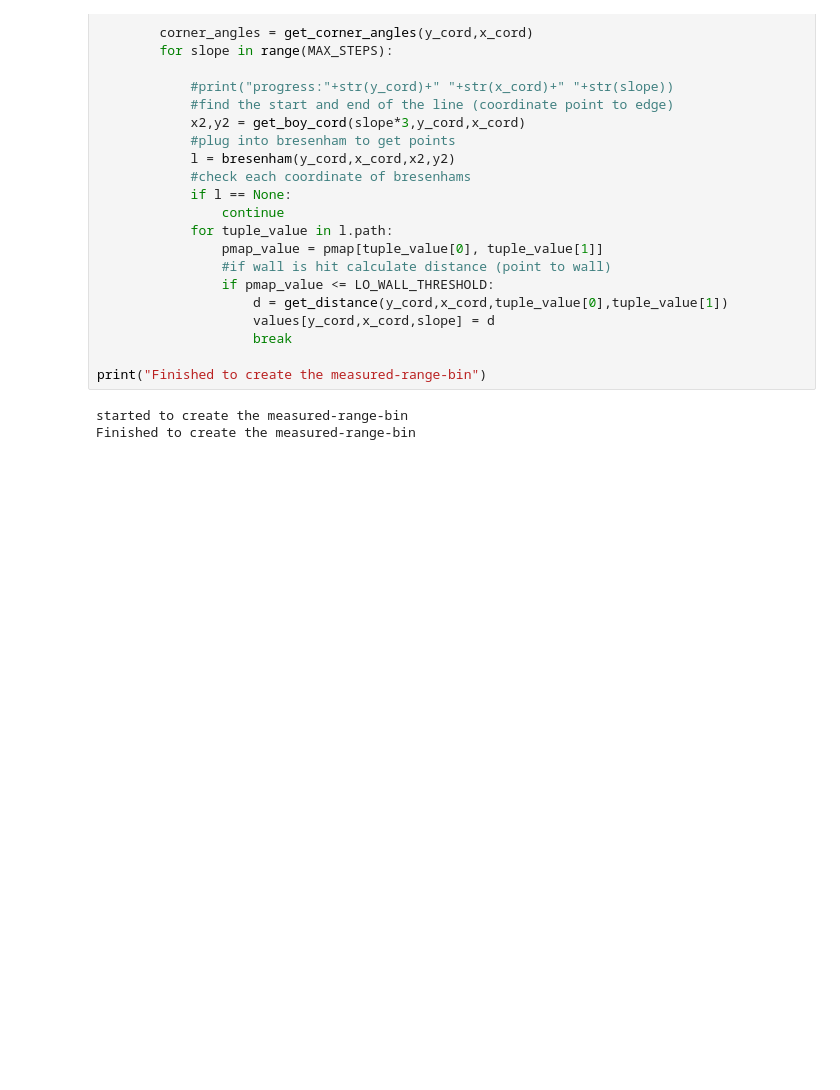
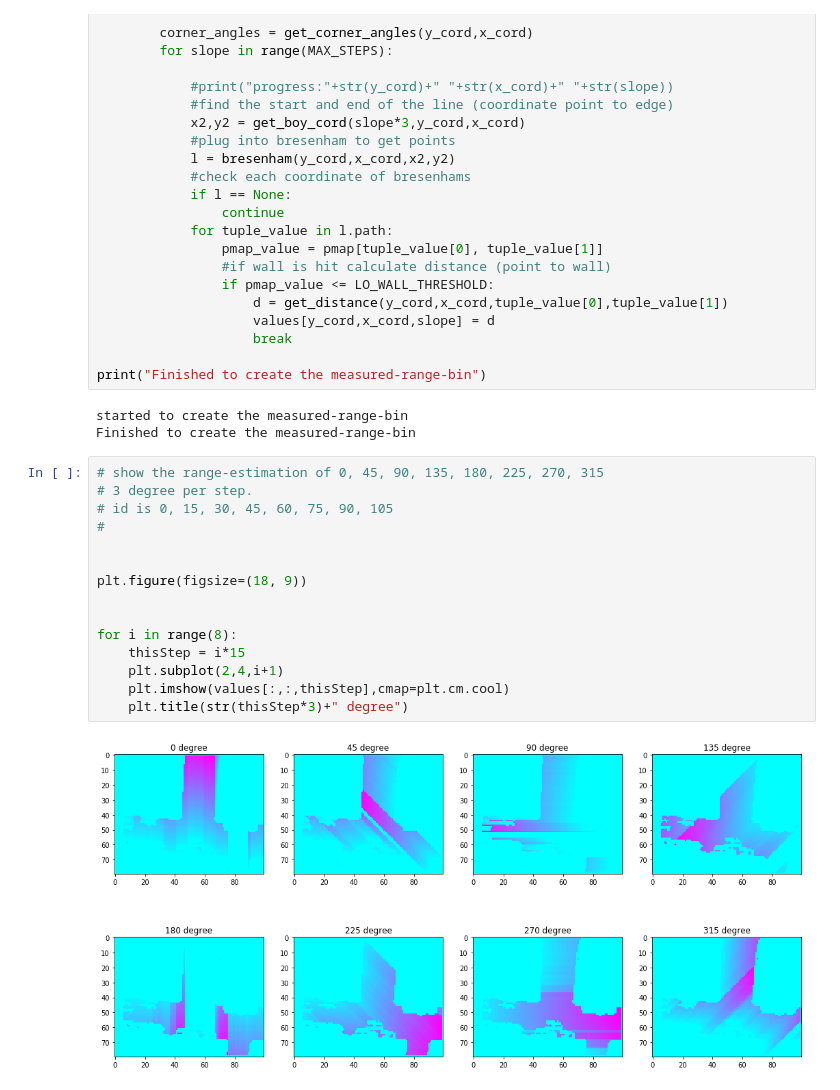
Before and after one commit to xptest18/mcl, a Jupyter notebook: EricSandbox.ipynb, the cells around one changed output. Saved outputs shown, nothing was run; the diff lists cells and outputs as text; blank space fills up the shorter version.

```diff
--- a/EricSandbox.ipynb
+++ b/EricSandbox.ipynb
@@ -153,6 +153,23 @@ print("Finished to create the measured-range-bin")
 # %% [output]
 started to create the measured-range-bin
 Finished to create the measured-range-bin
+# %%
+# show the range-estimation of 0, 45, 90, 135, 180, 225, 270, 315
+# 3 degree per step.
+# id is 0, 15, 30, 45, 60, 75, 90, 105
+#
+
+
+plt.figure(figsize=(18, 9))
+
+
+for i in range(8):
+    thisStep = i*15
+    plt.subplot(2,4,i+1)
+    plt.imshow(values[:,:,thisStep],cmap=plt.cm.cool)
+    plt.title(str(thisStep*3)+" degree")
+# %% [output]
+[figure, added]
 # %%
 from mpl_toolkits.mplot3d import Axes3D
 %matplotlib notebook
```
Also changed, not shown: parts of 1 cell of this notebook.
